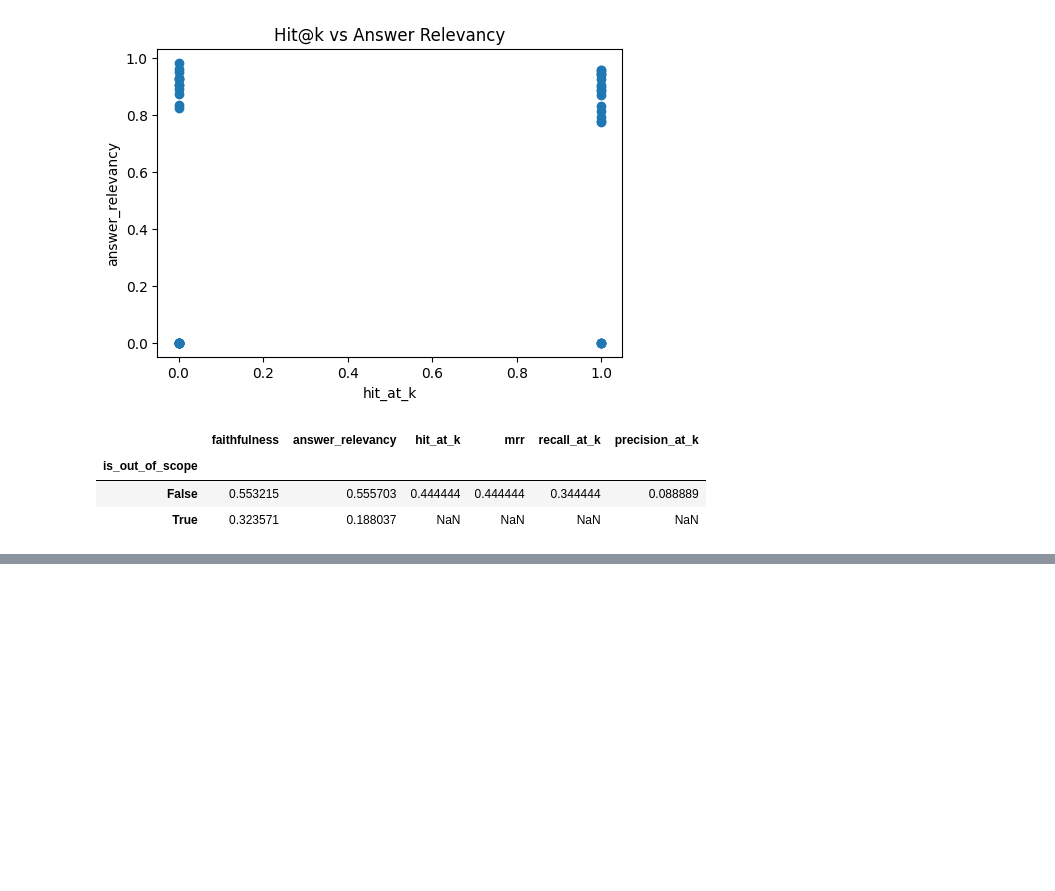
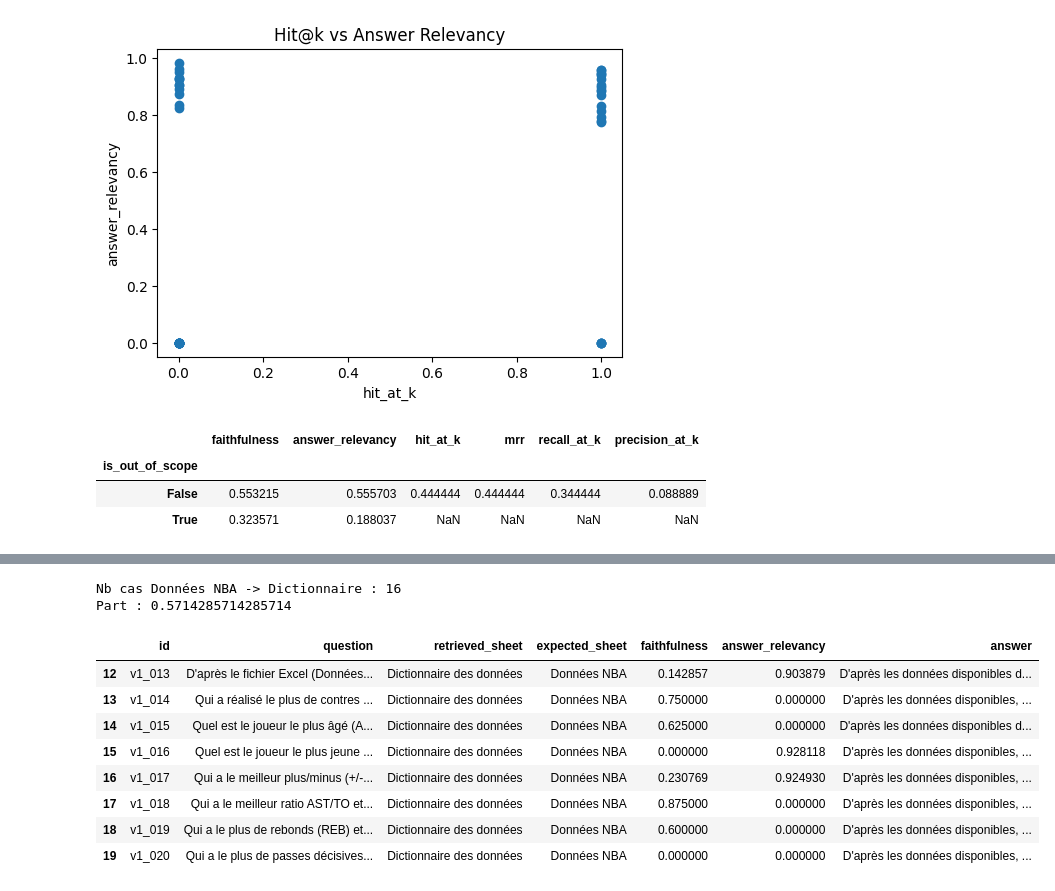
Before and after one commit to Thomas-Auvin/Projet-10, a Jupyter notebook: notebooks/analyse_resultats_ragas.ipynb, the cells around one changed output, grey strips where cells are left out. Drawn from its saved outputs; the diff is of its cells as text; code cells hidden in the pictures; blank space fills up the shorter version.

```diff
--- a/notebooks/analyse_resultats_ragas.ipynb
+++ b/notebooks/analyse_resultats_ragas.ipynb
@@ -199,0 +286,62 @@ df.groupby("is_out_of_scope")[metric_cols].mean(numeric_only=True)
+# %%
+import ast
+import re
+import pandas as pd
+
+def extract_sheet_name(source):
+    if pd.isna(source):
+        return None
+    source = str(source)
+    m = re.search(r"Feuille:\s*([^)]+)\)", source)
+    return m.group(1).strip() if m else None
+
+def get_first_source(source_list_str):
+    if pd.isna(source_list_str):
+        return None
+    s = str(source_list_str)
+    if s.startswith("[") and s.endswith("]"):
+        try:
+            parsed = ast.literal_eval(s)
+            if isinstance(parsed, list) and len(parsed) > 0:
+                return parsed[0]
+        except Exception:
+            return s
+    return s
+
+numeric_df = df[
+    df["category"].isin(["numeric_single", "numeric_compare", "hybrid_text_plus_number"])
+].copy()
+
+numeric_df["first_retrieved_source"] = numeric_df["retrieved_source_ids"].apply(get_first_source)
+numeric_df["first_expected_source"] = numeric_df["expected_source_ids"].apply(get_first_source)
+
+numeric_df["retrieved_sheet"] = numeric_df["first_retrieved_source"].apply(extract_sheet_name)
+numeric_df["expected_sheet"] = numeric_df["first_expected_source"].apply(extract_sheet_name)
+
+bad_dict_routing = (
+    (numeric_df["expected_sheet"] == "Données NBA")
+    & (numeric_df["retrieved_sheet"] == "Dictionnaire des données")
+)
+
+print("Nb cas Données NBA -> Dictionnaire :", bad_dict_routing.sum())
+print("Part :", bad_dict_routing.mean())
+
+numeric_df.loc[
+    bad_dict_routing,
+    [
+        "id", "question", "retrieved_sheet", "expected_sheet",
+        "faithfulness", "answer_relevancy", "answer"
+    ]
+].head(8)
+# %% [output]
+Nb cas Données NBA -> Dictionnaire : 16
+Part : 0.5714285714285714
+|  | id | question | retrieved_sheet | expected_sheet | faithfulness | answer_relevancy | answer |
+| 12 | v1_013 | D'après le fichier Excel (Données... | Dictionnaire des données | Données NBA | 0.142857 | 0.903879 | D'après les données disponibles d... |
+| 13 | v1_014 | Qui a réalisé le plus de contres ... | Dictionnaire des données | Données NBA | 0.750000 | 0.000000 | D'après les données disponibles, ... |
+| 14 | v1_015 | Quel est le joueur le plus âgé (A... | Dictionnaire des données | Données NBA | 0.625000 | 0.000000 | D'après les données disponibles d... |
+| 15 | v1_016 | Quel est le joueur le plus jeune ... | Dictionnaire des données | Données NBA | 0.000000 | 0.928118 | D'après les données disponibles, ... |
+| 16 | v1_017 | Qui a le meilleur plus/minus (+/-... | Dictionnaire des données | Données NBA | 0.230769 | 0.924930 | D'après les données disponibles, ... |
+| 17 | v1_018 | Qui a le meilleur ratio AST/TO et... | Dictionnaire des données | Données NBA | 0.875000 | 0.000000 | D'après les données disponibles, ... |
+| 18 | v1_019 | Qui a le plus de rebonds (REB) et... | Dictionnaire des données | Données NBA | 0.600000 | 0.000000 | D'après les données disponibles, ... |
+| 19 | v1_020 | Qui a le plus de passes décisives... | Dictionnaire des données | Données NBA | 0.000000 | 0.000000 | D'après les données disponibles, ... |
```
Also changed, not shown: parts of 7 cells of this notebook, 2 other files.
